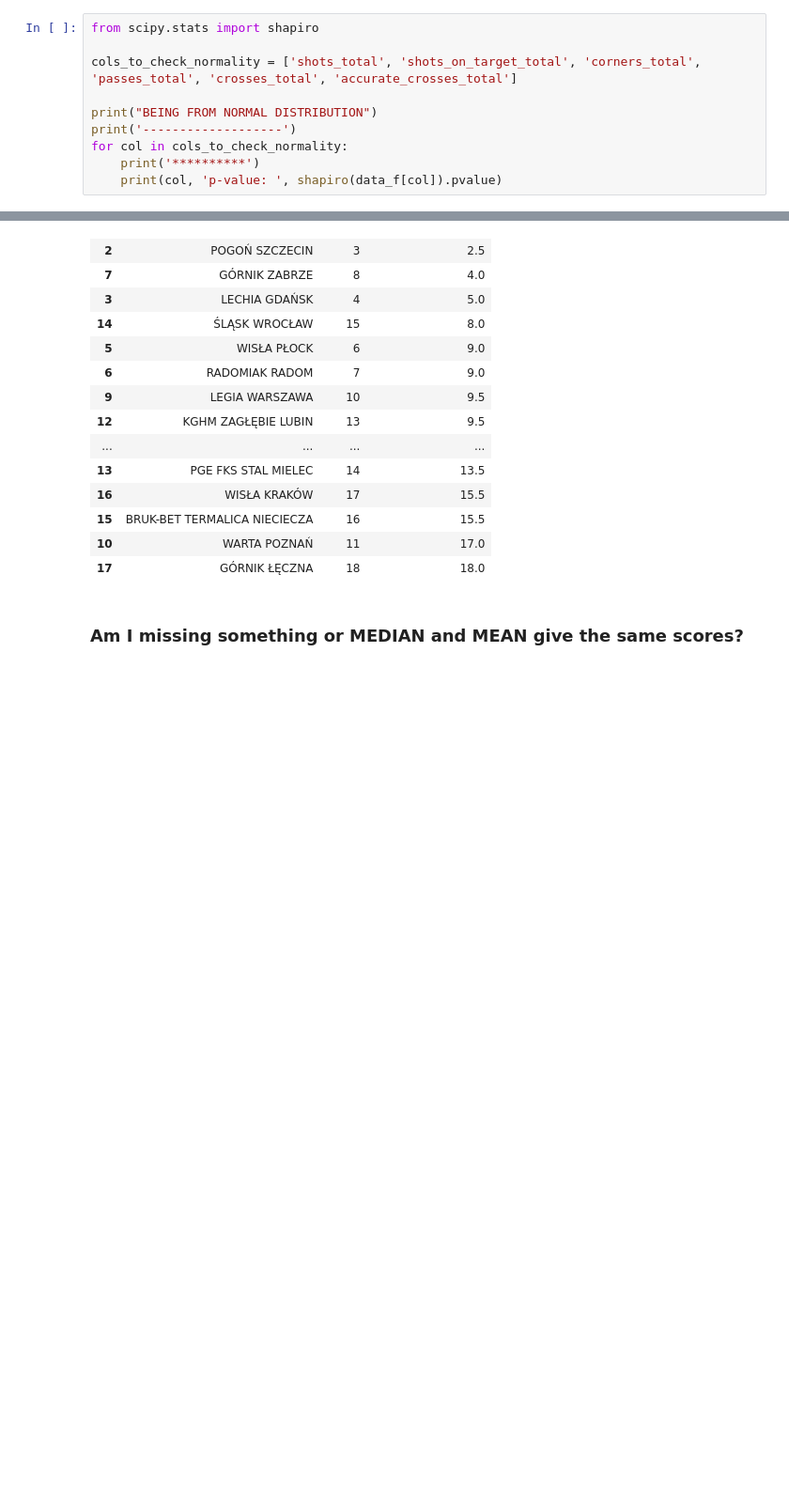
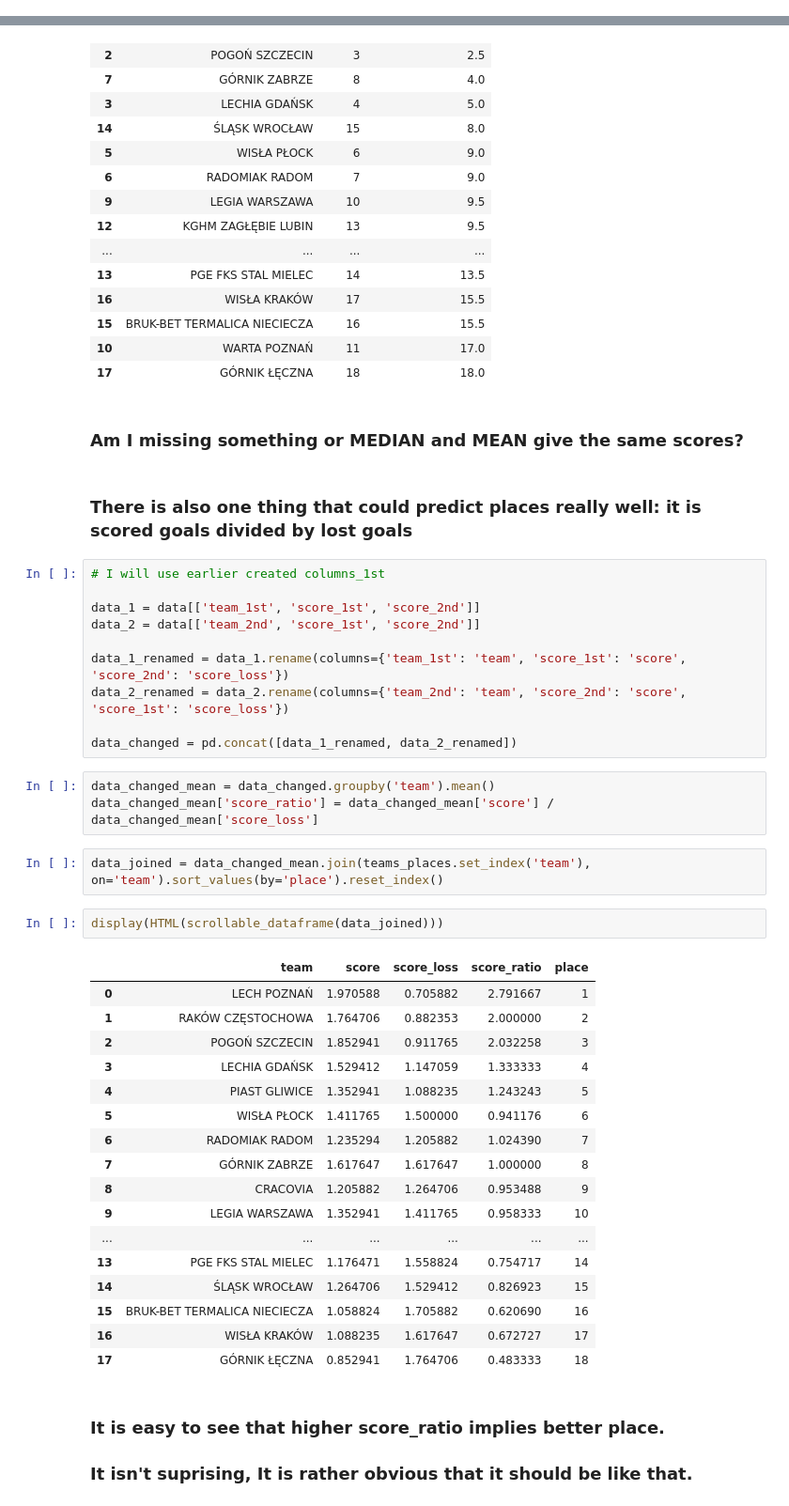
Before and after one commit to MaciejMalewicz778/ekstraklasa_scrapping_and_analysis, a Jupyter notebook: analysis.ipynb, the cells around one changed output, grey strips where cells are left out. Shown at 94% size. Drawn from its saved outputs; the diff is of its cells as text; blank space fills up the shorter version.

```diff
--- a/analysis.ipynb
+++ b/analysis.ipynb
@@ -262,10 +258,0 @@ yellow_cards_total p-value:  0.3397733874492232
-# %%
-from scipy.stats import shapiro
-
-cols_to_check_normality = ['shots_total', 'shots_on_target_total', 'corners_total', 'passes_total', 'crosses_total', 'accurate_crosses_total']
-
-print("BEING FROM NORMAL DISTRIBUTION")
-print('-------------------')
-for col in cols_to_check_normality:
-    print('**********')
-    print(col, 'p-value: ', shapiro(data_f[col]).pvalue)
@@ -795,3 +767,43 @@ display(HTML(scrollable_dataframe(data_joined[['team', 'place', 'orders_mean_ubg
 | 17 | GÓRNIK ŁĘCZNA | 18 | 18.0 |
 # %% [markdown]
 ### Am I missing something or MEDIAN and MEAN give the same scores?
+# %% [markdown]
+### There is also one thing that could predict places really well: it is scored goals divided by lost goals
+# %%
+# I will use earlier created columns_1st
+
+data_1 = data[['team_1st', 'score_1st', 'score_2nd']]
+data_2 = data[['team_2nd', 'score_1st', 'score_2nd']]
+
+data_1_renamed = data_1.rename(columns={'team_1st': 'team', 'score_1st': 'score', 'score_2nd': 'score_loss'})
+data_2_renamed = data_2.rename(columns={'team_2nd': 'team', 'score_2nd': 'score', 'score_1st': 'score_loss'})
+
+data_changed = pd.concat([data_1_renamed, data_2_renamed])
+# %%
+data_changed_mean = data_changed.groupby('team').mean()
+data_changed_mean['score_ratio'] = data_changed_mean['score'] / data_changed_mean['score_loss']
+# %%
+data_joined = data_changed_mean.join(teams_places.set_index('team'), on='team').sort_values(by='place').reset_index()
+# %%
+display(HTML(scrollable_dataframe(data_joined)))
+# %% [output]
+|  | team | score | score_loss | score_ratio | place |
+| 0 | LECH POZNAŃ | 1.970588 | 0.705882 | 2.791667 | 1 |
+| 1 | RAKÓW CZĘSTOCHOWA | 1.764706 | 0.882353 | 2.000000 | 2 |
+| 2 | POGOŃ SZCZECIN | 1.852941 | 0.911765 | 2.032258 | 3 |
+| 3 | LECHIA GDAŃSK | 1.529412 | 1.147059 | 1.333333 | 4 |
+| 4 | PIAST GLIWICE | 1.352941 | 1.088235 | 1.243243 | 5 |
+| 5 | WISŁA PŁOCK | 1.411765 | 1.500000 | 0.941176 | 6 |
+| 6 | RADOMIAK RADOM | 1.235294 | 1.205882 | 1.024390 | 7 |
+| 7 | GÓRNIK ZABRZE | 1.617647 | 1.617647 | 1.000000 | 8 |
+| 8 | CRACOVIA | 1.205882 | 1.264706 | 0.953488 | 9 |
+| 9 | LEGIA WARSZAWA | 1.352941 | 1.411765 | 0.958333 | 10 |
+| ... | ... | ... | ... | ... | ... |
+| 13 | PGE FKS STAL MIELEC | 1.176471 | 1.558824 | 0.754717 | 14 |
+| 14 | ŚLĄSK WROCŁAW | 1.264706 | 1.529412 | 0.826923 | 15 |
+| 15 | BRUK-BET TERMALICA NIECIECZA | 1.058824 | 1.705882 | 0.620690 | 16 |
+| 16 | WISŁA KRAKÓW | 1.088235 | 1.617647 | 0.672727 | 17 |
+| 17 | GÓRNIK ŁĘCZNA | 0.852941 | 1.764706 | 0.483333 | 18 |
+# %% [markdown]
+### It is easy to see that higher score_ratio implies better place.
+### It isn't suprising, It is rather obvious that it should be like that.
```
Also changed, not shown: parts of 14 cells of this notebook.
